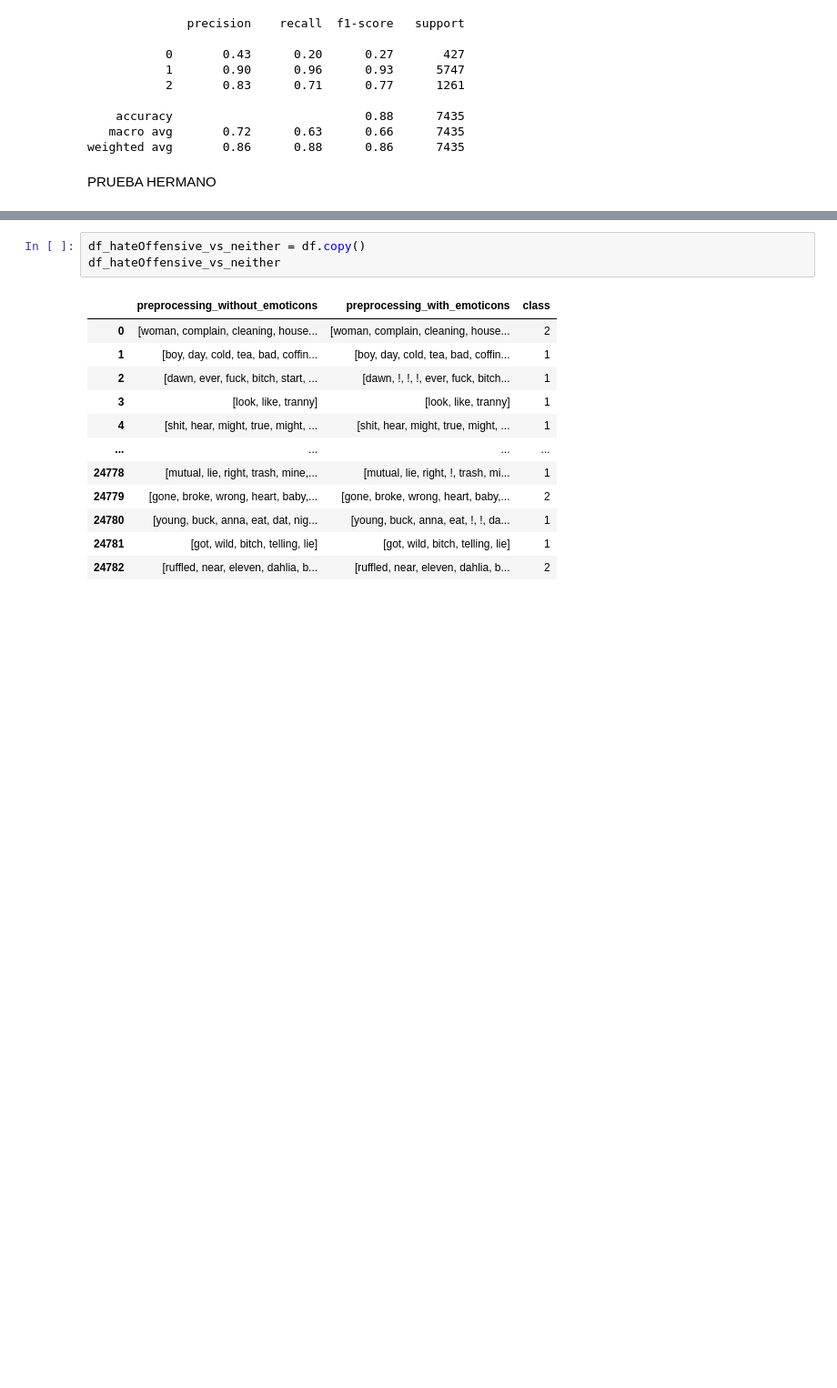
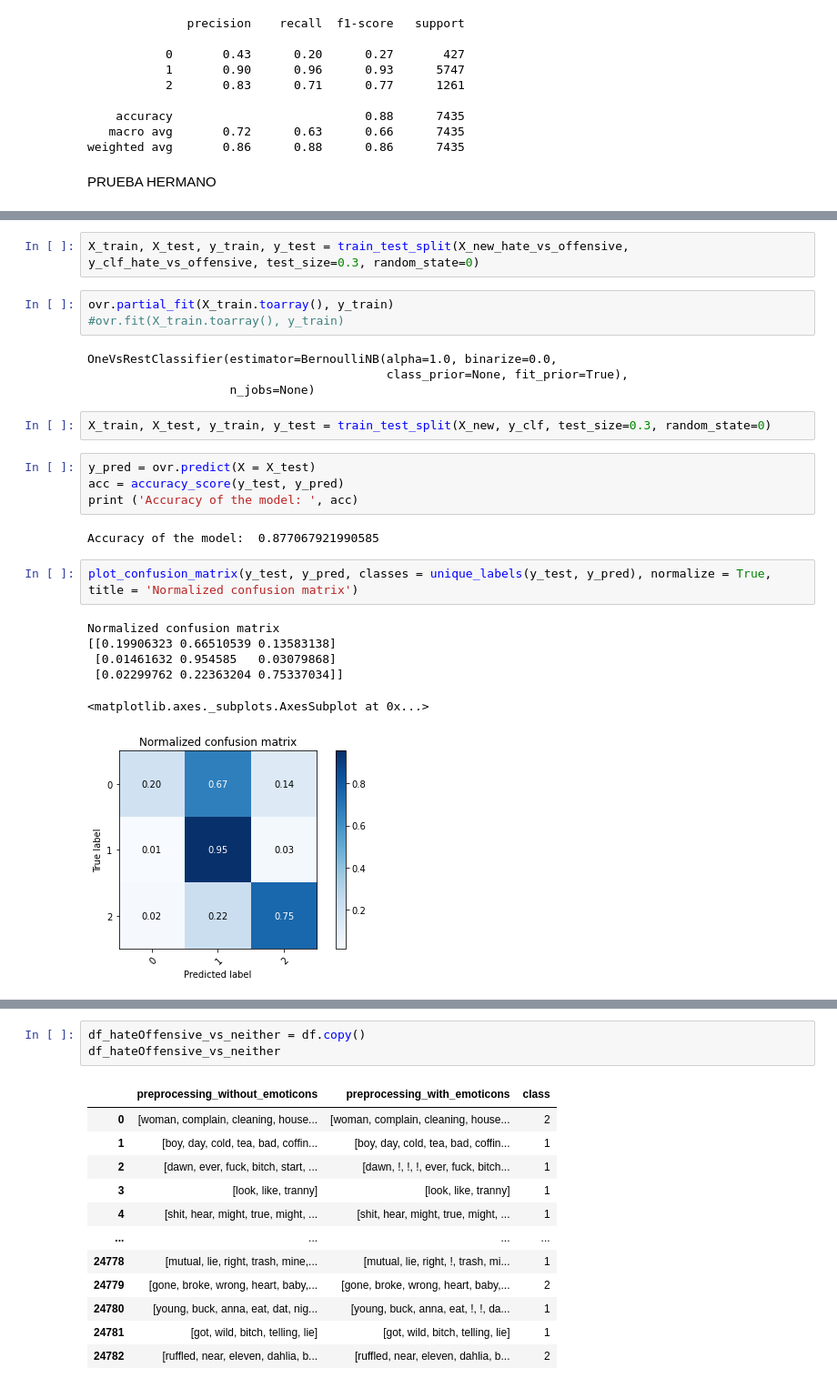
Before and after one commit to sergiobm3/ESI_MachineLearning, a Jupyter notebook: Group SSJ - TFIDF.ipynb, the cells around one changed output, grey strips where cells are left out. Shown at 91% size. Saved outputs shown, nothing was run; the diff lists cells and outputs as text; blank space fills up the shorter version.

```diff
--- a/Group SSJ - TFIDF.ipynb
+++ b/Group SSJ - TFIDF.ipynb
@@ -209,0 +290,26 @@ PRUEBA HERMANO
+# %%
+X_train, X_test, y_train, y_test = train_test_split(X_new_hate_vs_offensive, y_clf_hate_vs_offensive, test_size=0.3, random_state=0)
+# %%
+ovr.partial_fit(X_train.toarray(), y_train)
+#ovr.fit(X_train.toarray(), y_train)
+# %% [output]
+OneVsRestClassifier(estimator=BernoulliNB(alpha=1.0, binarize=0.0,
+                                          class_prior=None, fit_prior=True),
+                    n_jobs=None)
+# %%
+X_train, X_test, y_train, y_test = train_test_split(X_new, y_clf, test_size=0.3, random_state=0)
+# %%
+y_pred = ovr.predict(X = X_test)
+acc = accuracy_score(y_test, y_pred)
+print ('Accuracy of the model: ', acc)
+# %% [output]
+Accuracy of the model:  0.877067921990585
+# %%
+plot_confusion_matrix(y_test, y_pred, classes = unique_labels(y_test, y_pred), normalize = True, title = 'Normalized confusion matrix')
+# %% [output]
+Normalized confusion matrix
+[[0.19906323 0.66510539 0.13583138]
+ [0.01461632 0.954585   0.03079868]
+ [0.02299762 0.22363204 0.75337034]]
+<matplotlib.axes._subplots.AxesSubplot at 0x...>
+[figure, added]
```
Also changed, not shown: parts of 11 cells of this notebook.
